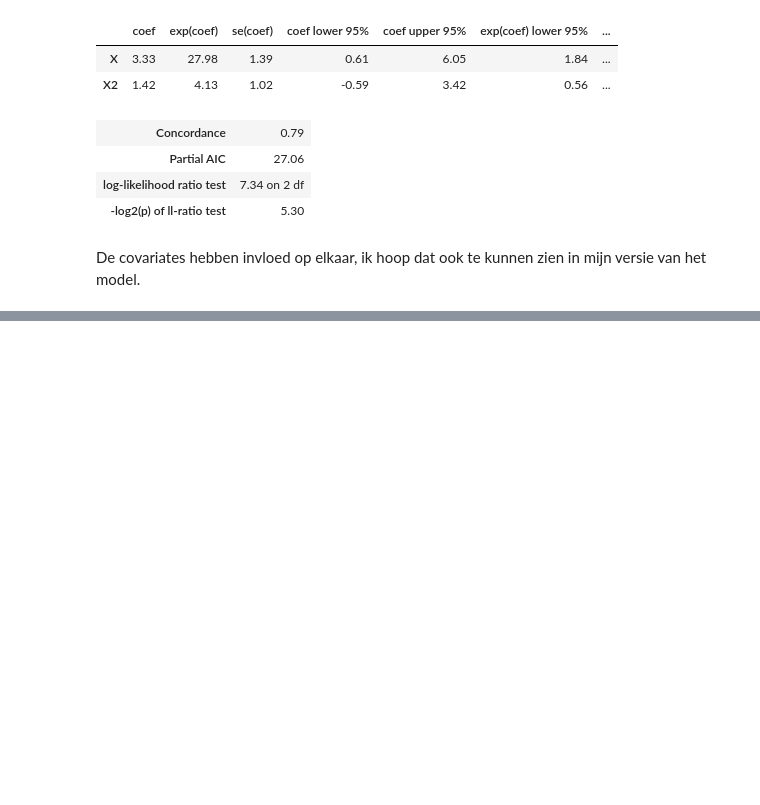
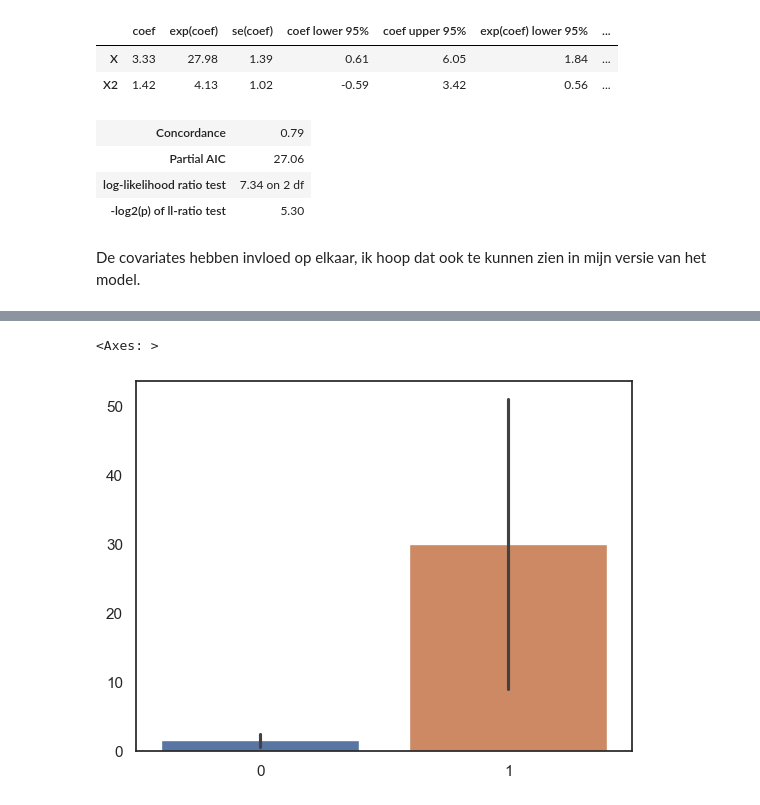
Before and after one commit to RamonReilman/cox_proportional_hazard, a Jupyter notebook: cox_proportional_hazard.ipynb, the cells around one changed output, grey strips where cells are left out. Saved outputs shown, nothing was run; the diff lists cells and outputs as text; code cells hidden in the pictures; blank space fills up the shorter version.

```diff
--- a/cox_proportional_hazard.ipynb
+++ b/cox_proportional_hazard.ipynb
@@ -875,0 +881,6 @@ for value in model.fit(df_nulless.drop("times_noise"), "time", "status"):
+# %%
+sns.barplot(df_nulless.group_by("ph.ecog").agg(
+    sum_death = pl.sum("status")))
+# %% [output]
+<Axes: >
+[figure, added]
```
Also changed, not shown: parts of 21 cells of this notebook, 1 other file.
